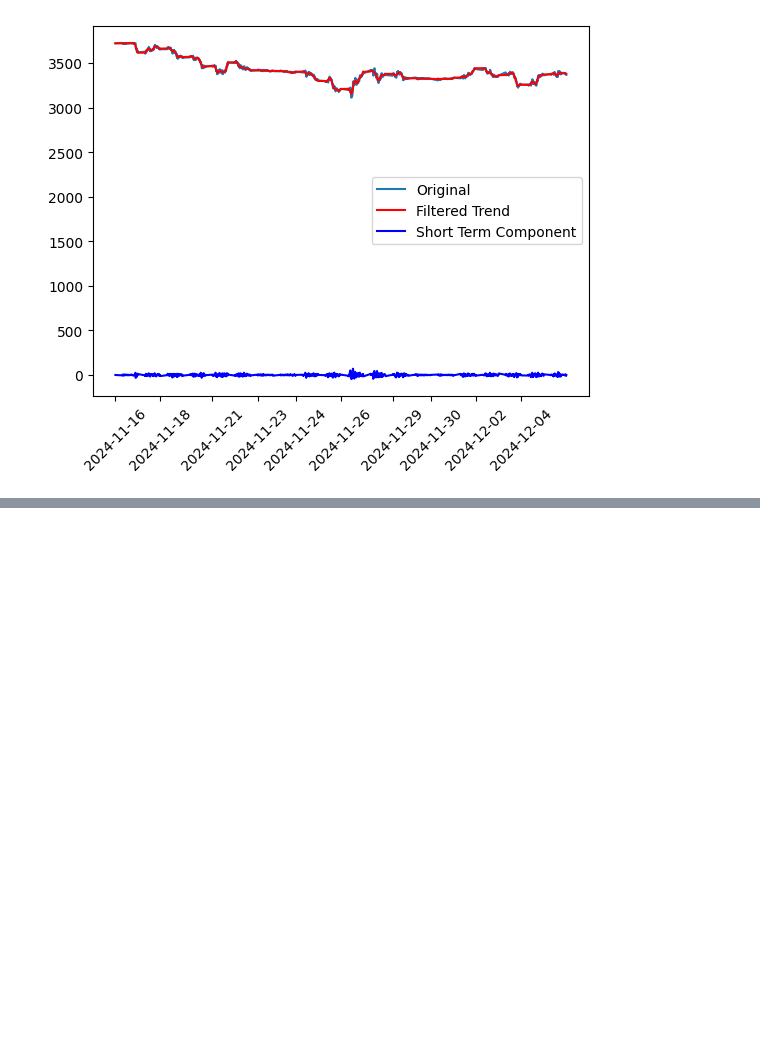
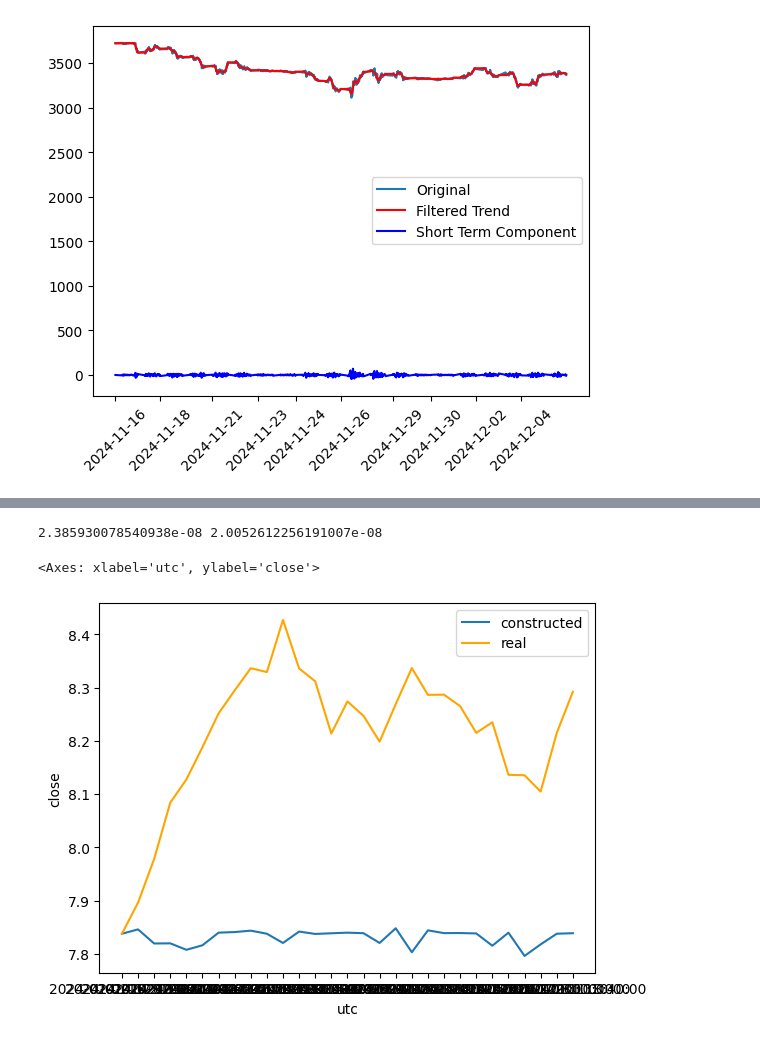
Before and after one commit to Invest-Predict/prices-predictions, a Jupyter notebook: examples/my_bottle_2/example_2.ipynb, the cells around one changed output, grey strips where cells are left out. Saved outputs shown, nothing was run; the diff lists cells and outputs as text; code cells hidden in the pictures; blank space fills up the shorter version.

```diff
--- a/examples/my_bottle_2/example_2.ipynb
+++ b/examples/my_bottle_2/example_2.ipynb
@@ -160,0 +174,54 @@ data2.insert_butter_filter(visualise=True)
+# %%
+n = data.df.shape[0]
+
+sum_s, sum_t = np.log1p(data.df['close'][0]), data.df['volume'][0]
+for i in range(n - 1):
+    sum_s += np.log1p(data.df['close'][i + 1]) - np.log1p(data.df['close'][i])
+    sum_t += data.df['volume'][i + 1]
+
+sum_s, sum_t = sum_s / n, sum_t / n
+a = sum_s / sum_t
+
+su = (np.log1p(data.df['close'][0]) - a * data.df['volume'][0]) / np.sqrt(data.df['volume'][0])
+for i in range(n - 1):
+    diff_t = data.df['volume'][i + 1]
+    su += (np.log1p(data.df['close'][i + 1]) - np.log1p(data.df['close'][i]) - a * diff_t) / np.sqrt(diff_t)
+su /= n
+
+sigma2 = 0
+
+for i in range(n - 1):
+    diff_t = data.df['volume'][i + 1]
+    sigma2 += ((np.log1p(data.df['close'][i + 1]) - np.log1p(data.df['close'][i]) - a * diff_t) / np.sqrt(diff_t) - su) ** 2
+
+sigma2 /= n
+print(a, sigma2)
+
+m = 20000000
+s = [0] * (m + 1)
+x_t = [0] * (m + 1)
+eps = np.random.choice([-1, 1], m)
+for i in range(1, m + 1):
+    s[i] = s[i - 1] + eps[i - 1]
+    # x_t[i] = (s[i] / np.sqrt(m)) * np.sqrt(sigma2) + a * df['Trade_Count_csco'][i - 1]
+
+def f(t):
+    k = t * m
+    if abs(k - int(k)) < 1e-6:
+        return np.sqrt(m) * (s[int(k)] / np.sqrt(m))
+    else:
+        return  np.sqrt(m) * (s[int(k)] / np.sqrt(m) + (k - int(k)) * eps[int(k) + 1] / np.sqrt(m))
+
+log_s0 = np.log1p(data.df['close'][0])
+s_n = [log_s0] * n
+for i in range(1, n):
+    # print(a * df['T_n'][i], "-", f(df['T_n'][i] / m) * np.sqrt(sigma2))
+    s_n[i] = log_s0 + a * data.df['volume'][i] + f(data.df['volume'][i] / m) * np.sqrt(sigma2)
+    # s_n[i] = f(df['Trade_Count_csco'][i])
+data2 = data.df[::1000]
+sns.lineplot(x=data2['utc'].astype('str'), y=s_n[::1000], label='constructed')
+sns.lineplot(x=data2['utc'].astype('str'), y=np.log1p(data2['close']), color='orange', label='real')
+# %% [output]
+2.385930078540938e-08 2.0052612256191007e-08
+<Axes: xlabel='utc', ylabel='close'>
+[figure, added]
```
Also changed, not shown: parts of 5 cells of this notebook, 9 other files.
